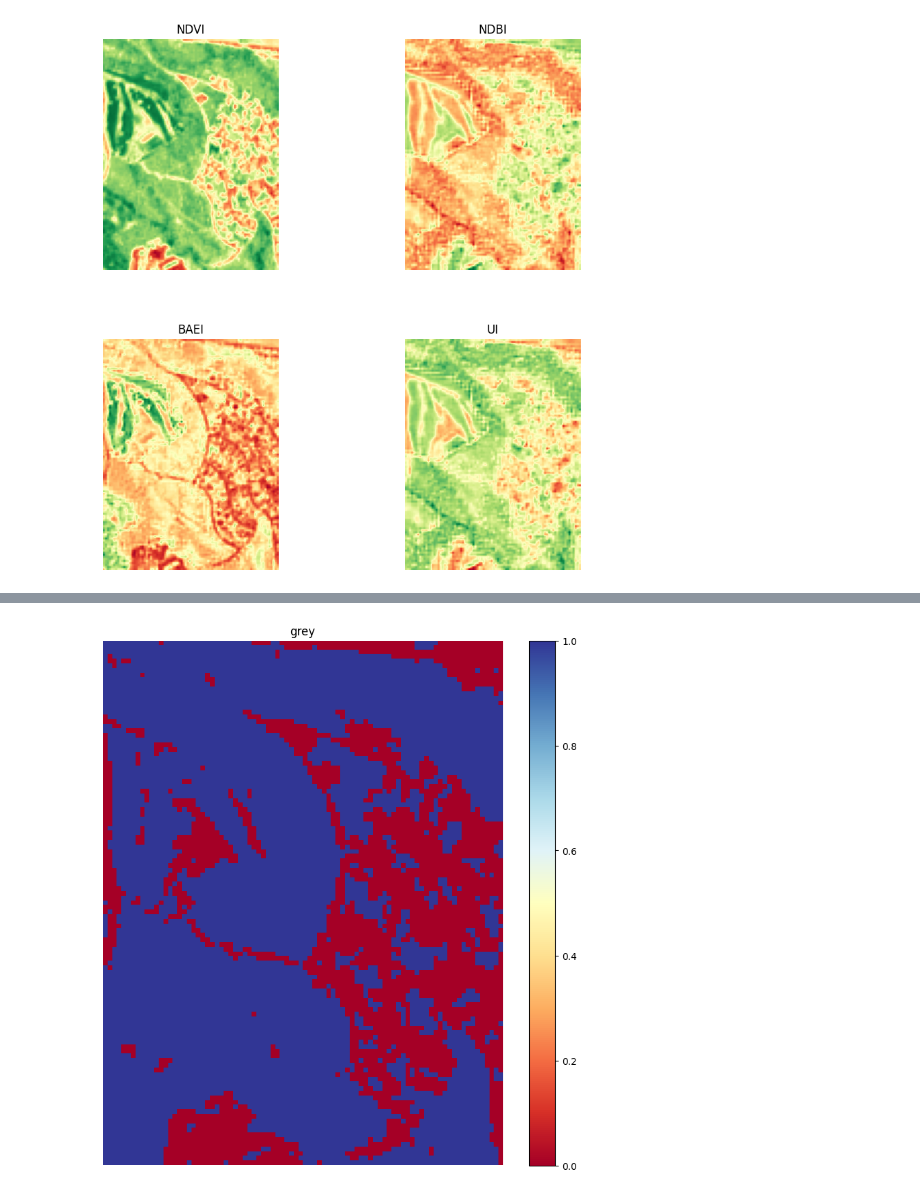
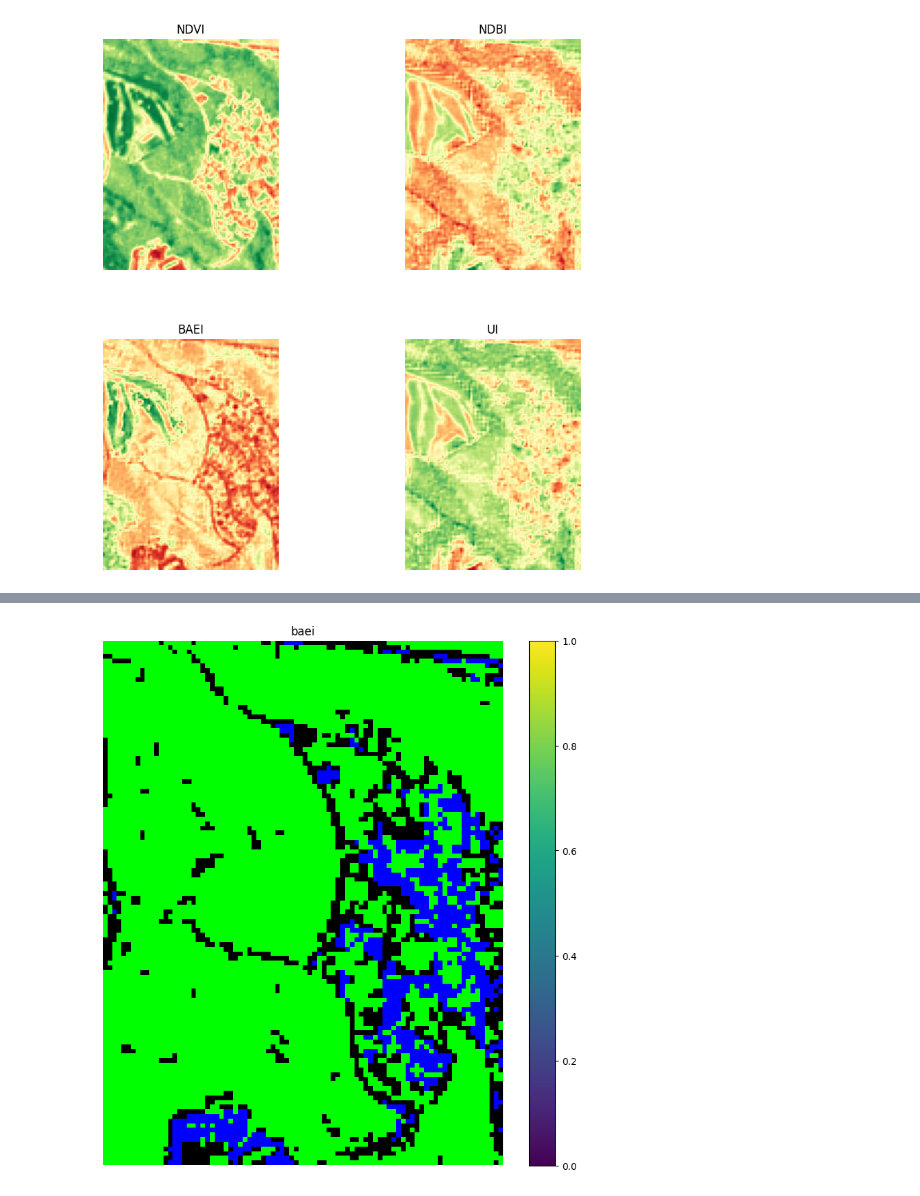
Before and after one commit to Miquel44/CASSINNI, a Jupyter notebook: Untitled2.ipynb, the cells around one changed output, grey strips where cells are left out. Drawn from its saved outputs; the diff is of its cells as text; code cells hidden in the pictures.

```diff
--- a/Untitled2.ipynb
+++ b/Untitled2.ipynb
@@ -141,9 +158,50 @@ matrix[grey_sum == -n_filters] = [0, 0, 1]
+# %%
+change = True
+while change:
+    change = False
+    for line in range(4, grey_sum.shape[1]-4):
+        for column in range(4, grey_sum.shape[0]-4):
+            if grey_sum[column,line] == 0 or grey_sum[column,line] == -1:
+                counter_point = 0
+                upper2 = grey_sum[column,line+2]
+                upper1 = grey_sum[column,line+1]
+                right2 = grey_sum[column+2,line]
+                right1 = grey_sum[column+1,line]
+                lower2 = grey_sum[column,line-2]
+                lower1 = grey_sum[column,line-1]
+                left2 = grey_sum[column-2,line]
+                left1 = grey_sum[column-1,line]
+                upper4 = grey_sum[column,line+4]
+                upper3 = grey_sum[column,line+3]
+                right4 = grey_sum[column+4,line]
+                right3 = grey_sum[column+3,line]
+                lower4 = grey_sum[column,line-4]
+                lower3 = grey_sum[column,line-3]
+                left4 = grey_sum[column-4,line]
+                left3 = grey_sum[column-3,line]
+                if upper1 and right1 and lower1 and left1:
+                    grey_sum[column,line] = 2
+                    change = True
+                else:
+                    if(upper1==-2 or upper2==-2 or upper3==-2 or upper4==-2) and (lower1==-2 or lower2==-2 or lower3==-2 or lower4==-2):
+                        counter_point += 1
+                    if(right1==-2 or right2==-2 or right3==-2 or right4==-2) and (left1==-2 or left2==-2 or left3==-2 or left4==-2):
+                        counter_point += 1
+
+                    if counter_point > 0:
+                        grey_sum[column,line] = -2
+                        change = True
+# %%
+matrix_grey = np.zeros((grey_sum.shape[0], grey_sum.shape[1], 3))
+
+matrix_grey[grey_sum == 2] = [0, 1, 0]
+matrix_grey[grey_sum == -2] = [0, 0, 1]
 # %%
 plt.figure(figsize=(10, 10))
-plt.imshow(filter, cmap="RdYlBu")
-plt.title("grey")
+plt.imshow(matrix_grey)
+plt.title("baei")
 plt.axis('off')
 plt.colorbar()
 plt.show()
 # %% [output]
-[figure, old version]
+[figure, new version]
```
Also changed, not shown: parts of 10 cells of this notebook.
